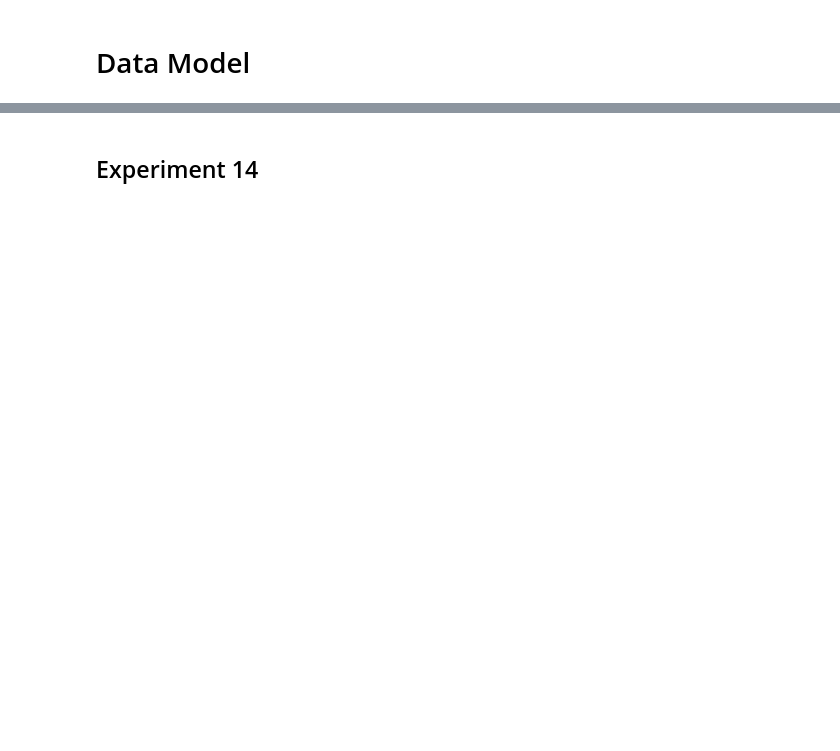
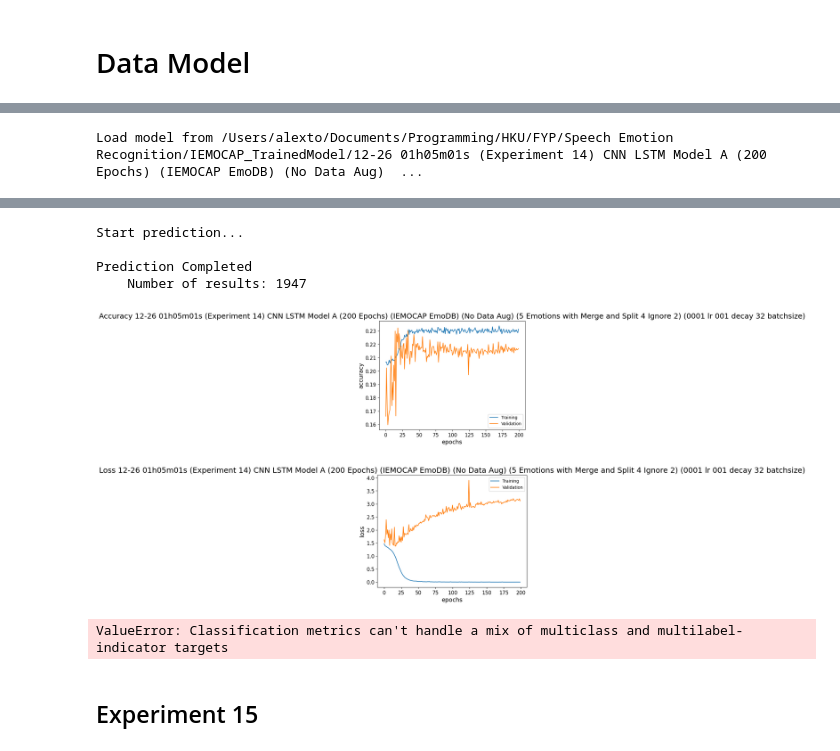
Before and after one commit to tohoilam/Emotion-based-Music-Provider, a Jupyter notebook: Speech Emotion Recognition/CNN LSTM Model Evaluation.ipynb, the cells around one changed output, grey strips where cells are left out. Saved outputs shown, nothing was run; the diff lists cells and outputs as text; code cells hidden in the pictures; blank space fills up the shorter version.

Commit message:
Training 14 to 16 with clean up code

```diff
--- a/Speech Emotion Recognition/CNN LSTM Model Evaluation.ipynb
+++ b/Speech Emotion Recognition/CNN LSTM Model Evaluation.ipynb
@@ -27,0 +30,15 @@ mixDataModel5LabelsSplit4Ignore2.processData()
+# %%
+# NOTE: "12-26 01h05m01s (Experiment 14) CNN LSTM Model F (200 Epochs) (IEMOCAP EmoDB) (No Data Aug) (5 Emotions with Merge and Split 4 Ignore 2) (0001 lr 001 decay 32 batchsize)" in GPU Farm
+
+def experiment14(data, experimentName, trainName, validName):
+  resultDir = os.path.join(resultFolder, experimentName)
+  logDir = os.path.join(logFolder, experimentName)
+  evaluation = Evaluation(data, resultDir, logDir)
+  evaluation.evaluateAll(trainName, validName)
+
+experimentName = '12-26 01h05m01s (Experiment 14) CNN LSTM Model A (200 Epochs) (IEMOCAP EmoDB) (No Data Aug) (5 Emotions with Merge and Split 4 Ignore 2) (0001 lr 001 decay 32 batchsize)'
+trainName = 'events.out.tfevents.1671987906.gpu-comp-201.8530.0.v2'
+validName = 'events.out.tfevents.1671987942.gpu-comp-201.8530.1.v2'
+experiment14(mixDataModel5LabelsSplit4Ignore2, experimentName, trainName, validName)
+# %% [output]
+Load model from /Users/alexto/Documents/Programming/HKU/FYP/Speech Emotion Recognition/IEMOCAP_TrainedModel/12-26 01h05m01s (Experiment 14) CNN LSTM Model A (200 Epochs) (IEMOCAP EmoDB) (No Data Aug)  ...
@@ -28,2 +47,9 @@ mixDataModel5LabelsSplit4Ignore2.processData()
+Start prediction...
+
+Prediction Completed
+    Number of results: 1947
+[figure, added]
+[figure, added]
+ValueError: Classification metrics can't handle a mix of multiclass and multilabel-indicator targets
 # %% [markdown]
-## Experiment 14
+## Experiment 15
```
Also changed, not shown: parts of 7 cells of this notebook, 25 other files.
